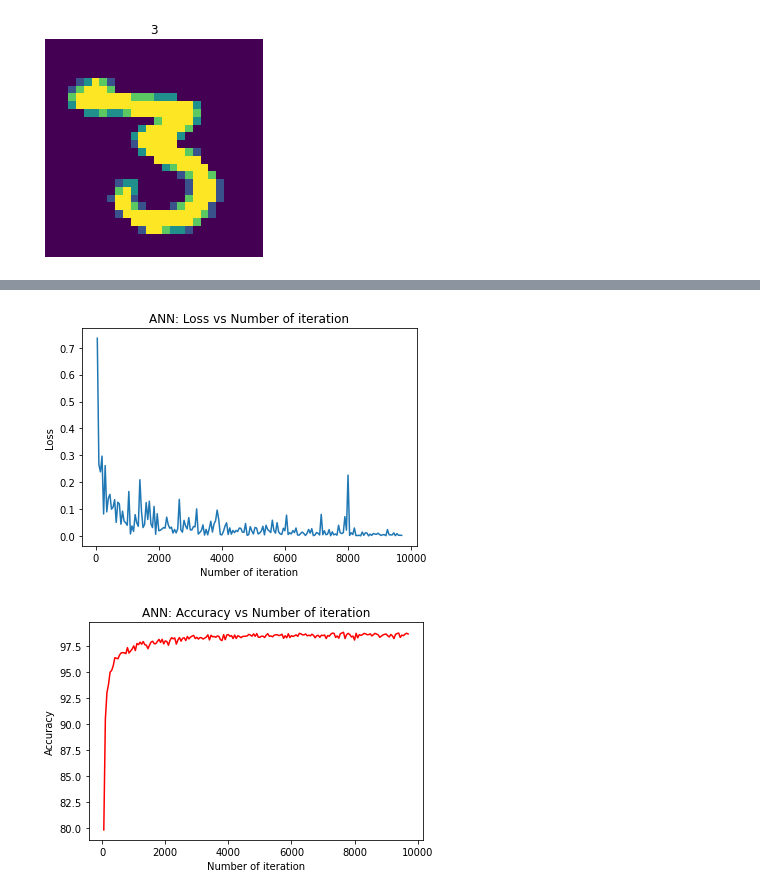
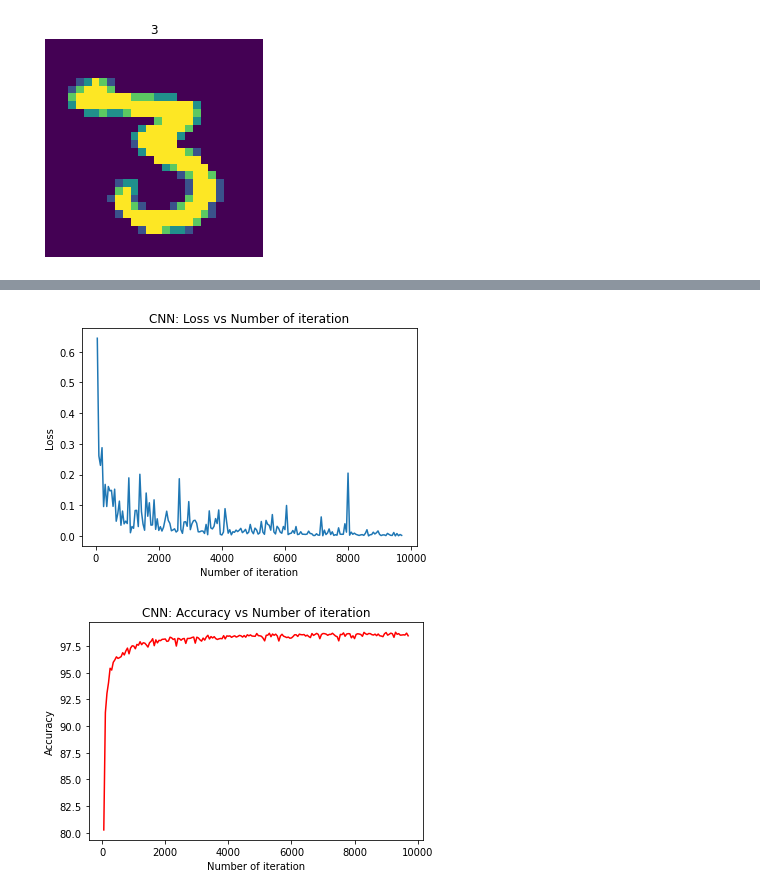
Before and after one commit to emreustundag1618/pytorch-tutorials, a Jupyter notebook: pytorch-tutorial.ipynb, the cells around one changed output, grey strips where cells are left out. Drawn from its saved outputs; the diff is of its cells as text; code cells hidden in the pictures.

```diff
--- a/pytorch-tutorial.ipynb
+++ b/pytorch-tutorial.ipynb
@@ -794,20 +793,20 @@ Iteration: 9500 Loss: 0.001178495935164392 Accuracy: 98.54762268066406
 # %%
 # visualization loss
 plt.plot(iteration_list,loss_list)
 plt.xlabel("Number of iteration")
 plt.ylabel("Loss")
-plt.title("ANN: Loss vs Number of iteration")
+plt.title("CNN: Loss vs Number of iteration")
 plt.show()
 
 # visualization accuracy
 plt.plot(iteration_list,accuracy_list,color = "red")
 plt.xlabel("Number of iteration")
 plt.ylabel("Accuracy")
-plt.title("ANN: Accuracy vs Number of iteration")
+plt.title("CNN: Accuracy vs Number of iteration")
 plt.show()
 # %% [output]
-[figure, old version]
+[figure, new version]
-[figure, old version]
+[figure, new version]
 # %% [markdown]
 <a id = "6"></a>
 ### Recurrent Neural Networks
```
Also changed, not shown: parts of 22 cells of this notebook.
